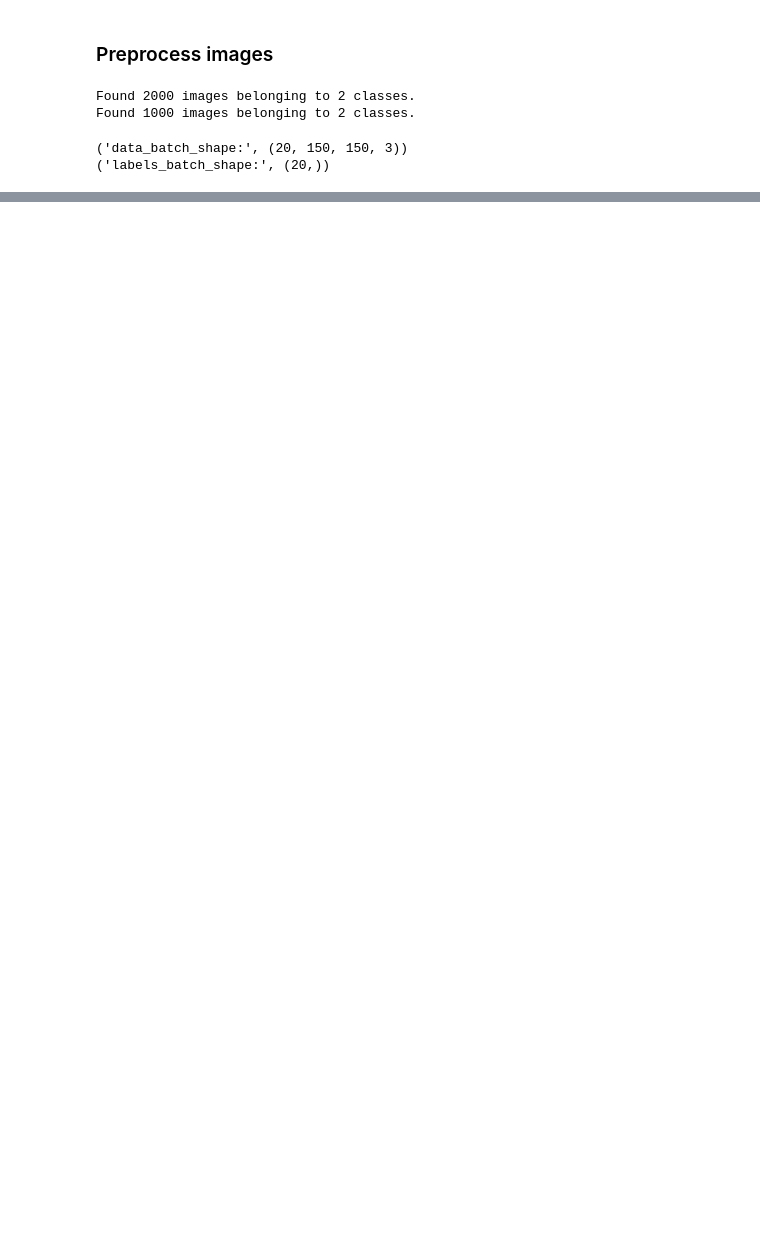
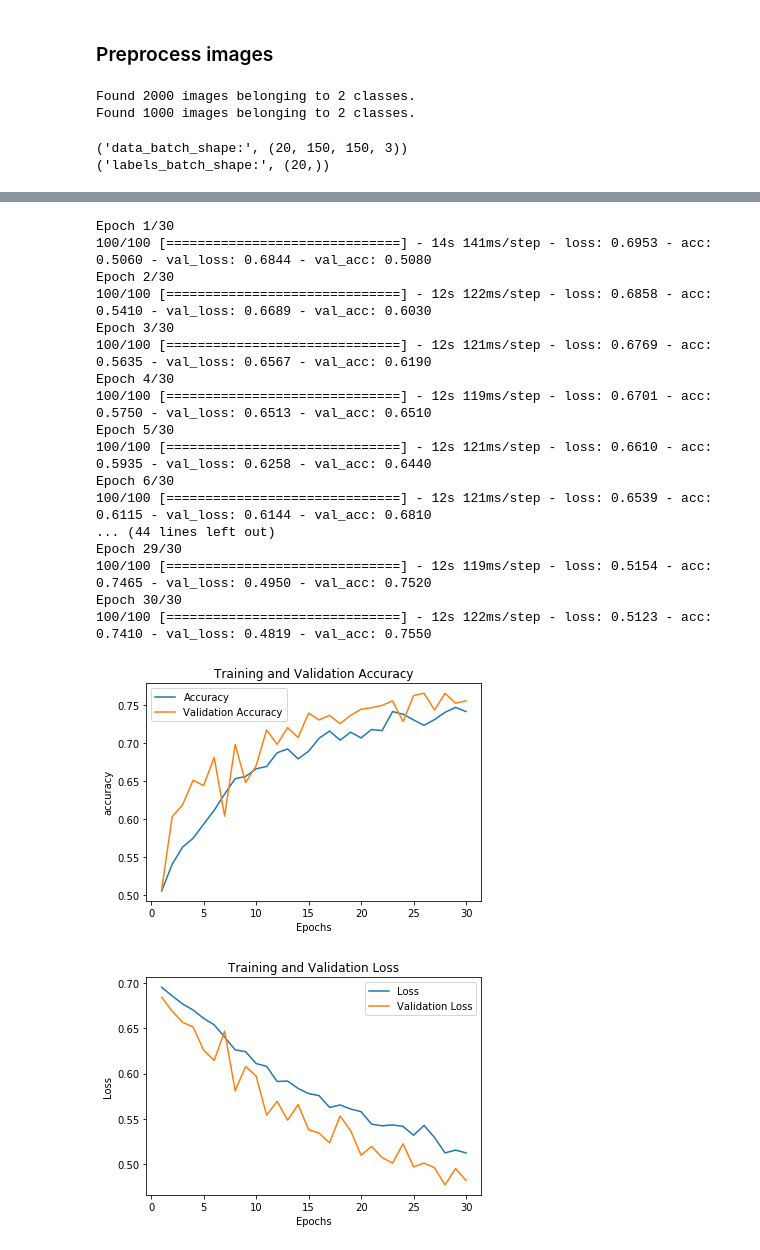
Before and after one commit to dhodun/keras-manning, a Jupyter notebook: Keras Ch 5 Dogs Cats.ipynb, the cells around one changed output, grey strips where cells are left out. Cells and saved outputs as stored; diff of their text form; code cells hidden in the pictures; blank space fills up the shorter version.

```diff
--- a/Keras Ch 5 Dogs Cats.ipynb
+++ b/Keras Ch 5 Dogs Cats.ipynb
@@ -229,0 +272,17 @@ Epoch 1/30
+# %%
+model = models.Sequential()
+
+model.add(layers.Conv2D(32, (3, 3), activation='relu', input_shape=(150,150,3)))
+model.add(layers.MaxPooling2D((2,2)))
+model.add(layers.Conv2D(64, (3, 3), activation='relu'))
+model.add(layers.MaxPooling2D((2,2)))
+model.add(layers.Conv2D(128, (3, 3), activation='relu'))
+model.add(layers.MaxPooling2D((2,2)))
+model.add(layers.Conv2D(128, (3, 3), activation='relu'))
+model.add(layers.MaxPooling2D((2,2)))
+model.add(layers.Flatten())
+model.add(layers.Dropout(0.5))
+model.add(layers.Dense(512, activation='relu'))
+model.add(layers.Dense(1, activation='sigmoid'))
+
+model.summary()
@@ -229,0 +307,33 @@ Epoch 1/30
+# %%
+model.compile(optimizer=optimizers.RMSprop(lr=1e-4),
+              loss='binary_crossentropy',
+              metrics=['acc'])
+
+history = model.fit_generator(
+    train_generator,
+    steps_per_epoch=100,
+    epochs=30,
+    validation_data = validation_generator,
+    validation_steps=50)
+
+model.save('cats_and_dogs_small_2.h5')
+# %% [output]
+Epoch 1/30
+100/100 [==============================] - 14s 141ms/step - loss: 0.6953 - acc: 0.5060 - val_loss: 0.6844 - val_acc: 0.5080
+Epoch 2/30
+100/100 [==============================] - 12s 122ms/step - loss: 0.6858 - acc: 0.5410 - val_loss: 0.6689 - val_acc: 0.6030
+Epoch 3/30
+100/100 [==============================] - 12s 121ms/step - loss: 0.6769 - acc: 0.5635 - val_loss: 0.6567 - val_acc: 0.6190
+Epoch 4/30
+100/100 [==============================] - 12s 119ms/step - loss: 0.6701 - acc: 0.5750 - val_loss: 0.6513 - val_acc: 0.6510
+Epoch 5/30
+100/100 [==============================] - 12s 121ms/step - loss: 0.6610 - acc: 0.5935 - val_loss: 0.6258 - val_acc: 0.6440
+Epoch 6/30
+100/100 [==============================] - 12s 121ms/step - loss: 0.6539 - acc: 0.6115 - val_loss: 0.6144 - val_acc: 0.6810
+... (44 lines left out)
+Epoch 29/30
+100/100 [==============================] - 12s 119ms/step - loss: 0.5154 - acc: 0.7465 - val_loss: 0.4950 - val_acc: 0.7520
+Epoch 30/30
+100/100 [==============================] - 12s 122ms/step - loss: 0.5123 - acc: 0.7410 - val_loss: 0.4819 - val_acc: 0.7550
+[figure, added]
+[figure, added]
```
Also changed, not shown: parts of 44 cells of this notebook, 1 other file.
